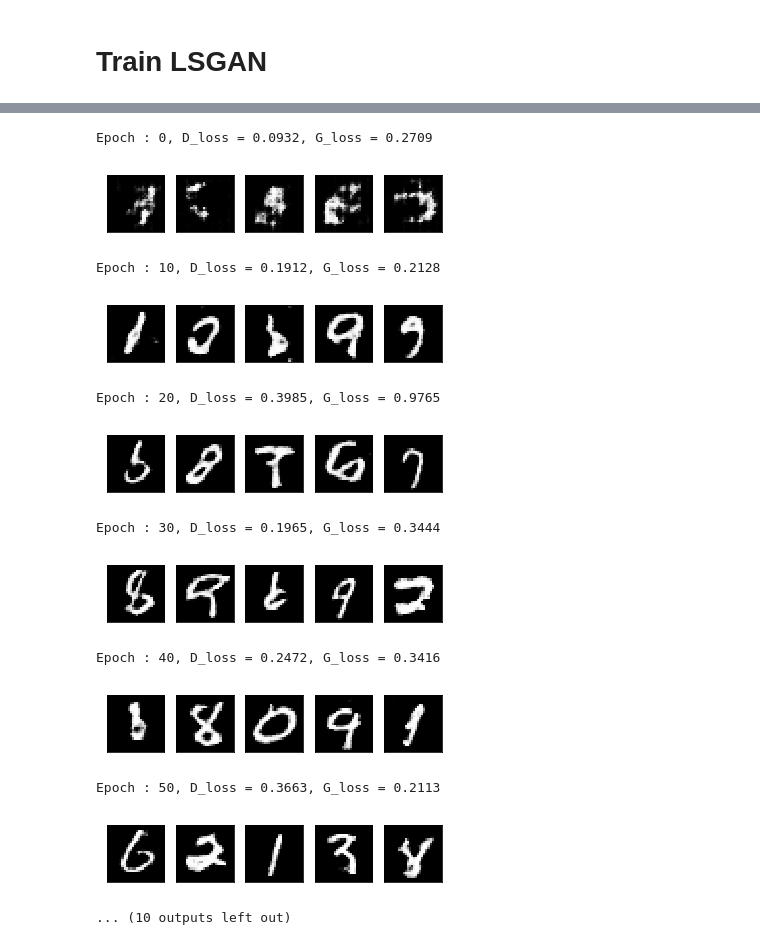
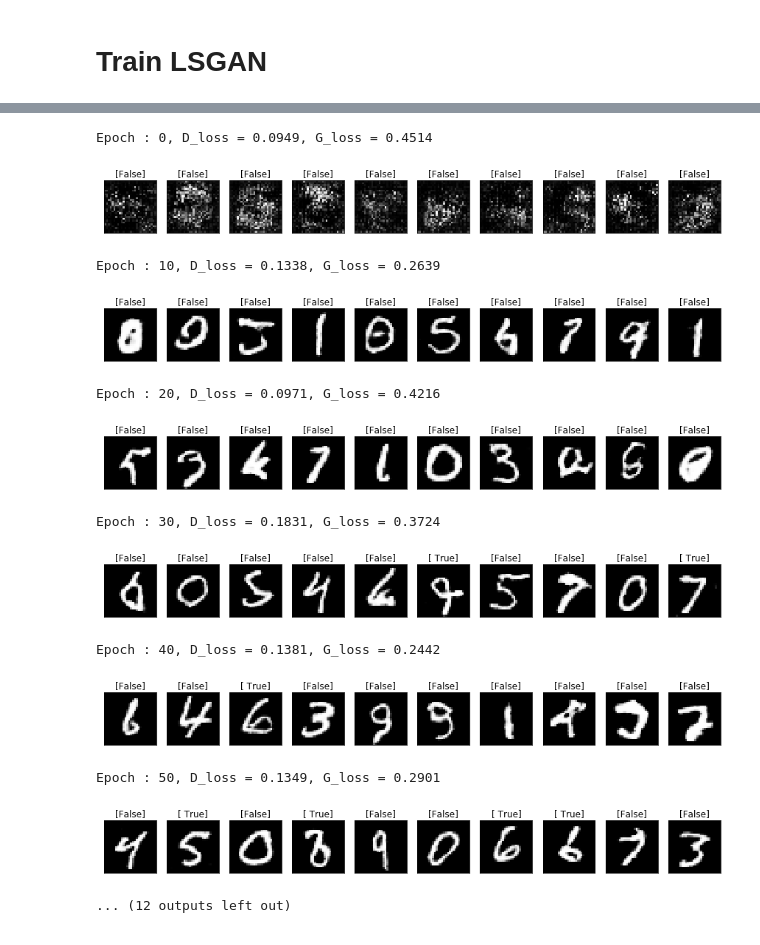
Before and after one commit to IzPerfect/GAN-Tensorflow, a Jupyter notebook: LSGAN.ipynb, the cells around one changed output, grey strips where cells are left out. Cells and saved outputs as stored; diff of their text form; code cells hidden in the pictures.

```diff
--- a/LSGAN.ipynb
+++ b/LSGAN.ipynb
@@ -151,11 +156,11 @@ def display(sess, G, noise,fig_num=5):
 # Hyperparameter Settings
 # %%
 batch_size = 100
-noise_size = 128
+noise_size = 256
 
-epoch = 101
+epoch = 202
 
-learning_rate = 0.001
+learning_rate = 0.0002
 # %% [markdown]
 # VanillaGAN setting
     * Loss of D = E[log(D(x))] + E[log(1-D(G(z)))]
@@ -165,9 +170,9 @@ X = tf.placeholder(tf.float32, [None, 784])
 Z = tf.placeholder(tf.float32, [None, noise_size])
 is_training = tf.placeholder(tf.bool)
 
-G = generator(Z, 128, 128)
-D_real = discriminator(X, 128, 128)
-D_fake = discriminator(G, 128, 128, reuse = True)
+G = generator(Z, 784)
+D_real = discriminator(X, 784)
+D_fake = discriminator(G, 784, reuse = True)
 
 loss_D, loss_G = loss_gan(D_real, D_fake)
 
@@ -233,7 +248,7 @@ g_vars = tf.get_collection(tf.GraphKeys.TRAINABLE_VARIABLES, scope = 'Generator'
 d_vars = tf.get_collection(tf.GraphKeys.TRAINABLE_VARIABLES, scope = 'Discriminator')
 
 
-d_optimizer = tf.train.AdamOptimizer(learning_rate = learning_rate/2)
+d_optimizer = tf.train.AdamOptimizer(learning_rate = learning_rate/4)
 g_optimizer = tf.train.AdamOptimizer(learning_rate = learning_rate)
 
 d_grad = d_optimizer.compute_gradients(loss_D, d_vars)
@@ -247,10 +262,12 @@ update_g = g_optimizer.apply_gradients(g_grad)
 with get_session() as sess:
     init = tf.global_variables_initializer()
     sess.run(init)
-
+    total_loss = []
     for step in range(epoch):
         loss_val_D, loss_val_G = 0,0
         total_batch = int(mnist.train.num_examples/batch_size)
+
+
 
         for i in range(total_batch):
             batch_xs, batch_ys = mnist.train.next_batch(batch_size)
@@ -261,9 +278,16 @@ with get_session() as sess:
                                                                        , Z:noise_z})
             _, loss_val_G = sess.run([update_g, loss_G], feed_dict = {Z:noise_z})
 
+        total_loss.append([loss_val_D, loss_val_G])
 
-        if step%10==0:
+        if step%20==0:
             print('Epoch : {}, D_loss = {:.4f}, G_loss = {:.4f}'.format(step, loss_val_D, loss_val_G))
-            z = make_noise(5, noise_size)
-            display(sess, G, z)
+            g_size = 10
+            z = make_noise(g_size, noise_size)
+            display(sess, G, D_real, z, fig_num = g_size)
+
+    g_size = 10
+    z = make_noise(g_size, noise_size)
+    display(sess, G, D_real, z, fig_num = g_size)
+    show_loss(total_loss)
 # %% [output]
@@ -306,37 +330,43 @@ update_g = g_optimizer.apply_gradients(g_grad)
 # %%
 with get_session() as sess:
     init = tf.global_variables_initializer()
     sess.run(init)
 
-    for step in range(epoch):
+    total_loss = []
+    for step in range(int(epoch/2)):
         loss_val_D, loss_val_G = 0,0
         total_batch = int(mnist.train.num_examples/batch_size)
 
         for i in range(total_batch):
             batch_xs, batch_ys = mnist.train.next_batch(batch_size)
             noise_z = make_noise(batch_size, noise_size)
 
 
             _, loss_val_D = sess.run([update_d, loss_D], feed_dict = {X:batch_xs
                                                                        , Z:noise_z, is_training:True})
             _, loss_val_G = sess.run([update_g, loss_G], feed_dict = {Z:noise_z, is_training:True})
-
+        total_loss.append([loss_val_D, loss_val_G])
 
         if step%10==0:
             print('Epoch : {}, D_loss = {:.4f}, G_loss = {:.4f}'.format(step, loss_val_D, loss_val_G))
-            z = make_noise(5, noise_size)
-            display(sess, G, z)
+            g_size = 10
+            z = make_noise(g_size, noise_size)
+            display(sess, G, D_real, z, fig_num = g_size)
+    g_size = 10
+    z = make_noise(g_size, noise_size)
+    display(sess, G, D_real, z, fig_num = g_size)
+    show_loss(total_loss)
 # %% [output]
-Epoch : 0, D_loss = 0.0932, G_loss = 0.2709
+Epoch : 0, D_loss = 0.0949, G_loss = 0.4514
-[figure, old version]
+[figure, new version]
-Epoch : 10, D_loss = 0.1912, G_loss = 0.2128
+Epoch : 10, D_loss = 0.1338, G_loss = 0.2639
-[figure, old version]
+[figure, new version]
-Epoch : 20, D_loss = 0.3985, G_loss = 0.9765
+Epoch : 20, D_loss = 0.0971, G_loss = 0.4216
-[figure, old version]
+[figure, new version]
-Epoch : 30, D_loss = 0.1965, G_loss = 0.3444
+Epoch : 30, D_loss = 0.1831, G_loss = 0.3724
-[figure, old version]
+[figure, new version]
-Epoch : 40, D_loss = 0.2472, G_loss = 0.3416
+Epoch : 40, D_loss = 0.1381, G_loss = 0.2442
-[figure, old version]
+[figure, new version]
-Epoch : 50, D_loss = 0.3663, G_loss = 0.2113
+Epoch : 50, D_loss = 0.1349, G_loss = 0.2901
-[figure, old version]
+[figure, new version]
-... (10 outputs left out)
+... (12 outputs left out)
```
Also changed, not shown: parts of 7 cells of this notebook.
